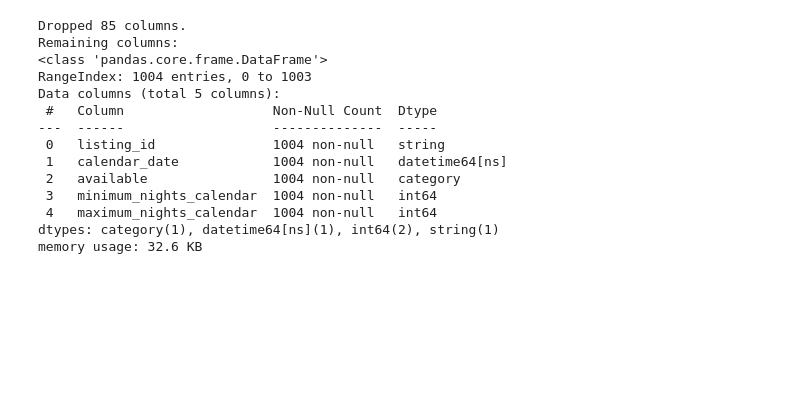
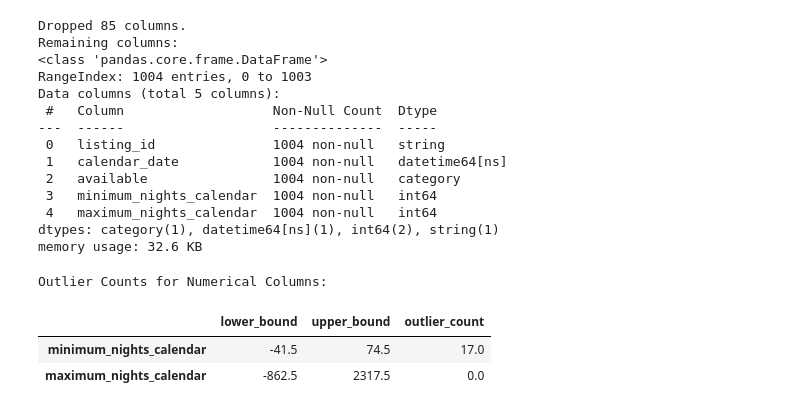
Before and after one commit to dacobri/Python-Hackathon---Group-A10, a Jupyter notebook: H1-A10.ipynb, the cells around one changed output. Cells and saved outputs as stored; diff of their text form; code cells hidden in the pictures; blank space fills up the shorter version.

Commit message:
created an outlier exploration and visuals to display the results

```diff
--- a/H1-A10.ipynb
+++ b/H1-A10.ipynb
@@ -594,3 +594,39 @@ Data columns (total 5 columns):
  4   maximum_nights_calendar  1004 non-null   int64
 dtypes: category(1), datetime64[ns](1), int64(2), string(1)
 memory usage: 32.6 KB
+# %%
+import plotly.express as px
+
+# --- 8. Outlier Exploration ---
+
+# Step 1: Identify numerical columns after cleaning
+numerical_cols = df_cleaned.select_dtypes(include=["float64", "int64"]).columns.tolist()
+
+# Step 2: Calculate IQR-based outliers for each numerical column
+outliers = {}
+for col in numerical_cols:
+    Q1 = df_cleaned[col].quantile(0.25)
+    Q3 = df_cleaned[col].quantile(0.75)
+    IQR = Q3 - Q1
+    lower_bound = Q1 - 1.5 * IQR
+    upper_bound = Q3 + 1.5 * IQR
+    outliers[col] = {
+        "lower_bound": lower_bound,
+        "upper_bound": upper_bound,
+        "outlier_count": ((df_cleaned[col] < lower_bound) | (df_cleaned[col] > upper_bound)).sum()
+    }
+
+# Display outlier counts per column
+outliers_df = pd.DataFrame(outliers).T
+outliers_df = outliers_df.sort_values("outlier_count", ascending=False)
+print("Outlier Counts for Numerical Columns:")
+display(outliers_df)
+
+# Step 3: Boxplots for visual exploration of outliers
+fig = px.box(df_cleaned, y=numerical_cols, title="Boxplots for Outlier Detection")
+fig.show()
+# %% [output]
+Outlier Counts for Numerical Columns:
+|  | lower_bound | upper_bound | outlier_count |
+| minimum_nights_calendar | -41.5 | 74.5 | 17.0 |
+| maximum_nights_calendar | -862.5 | 2317.5 | 0.0 |
```
